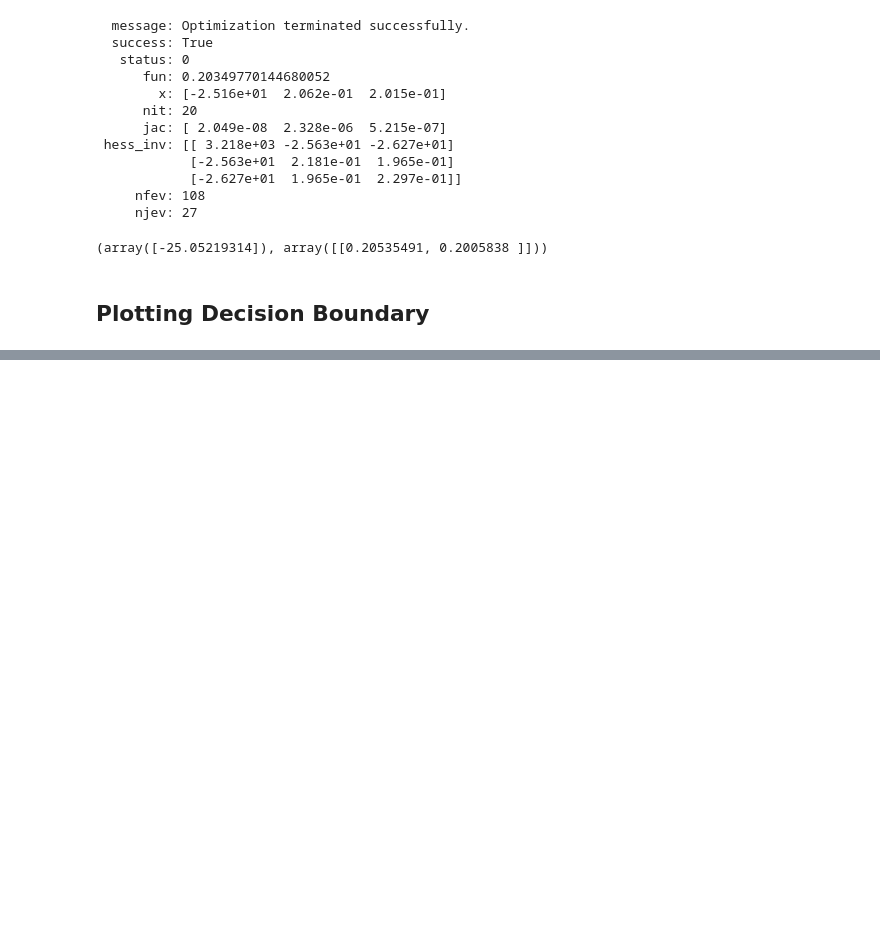
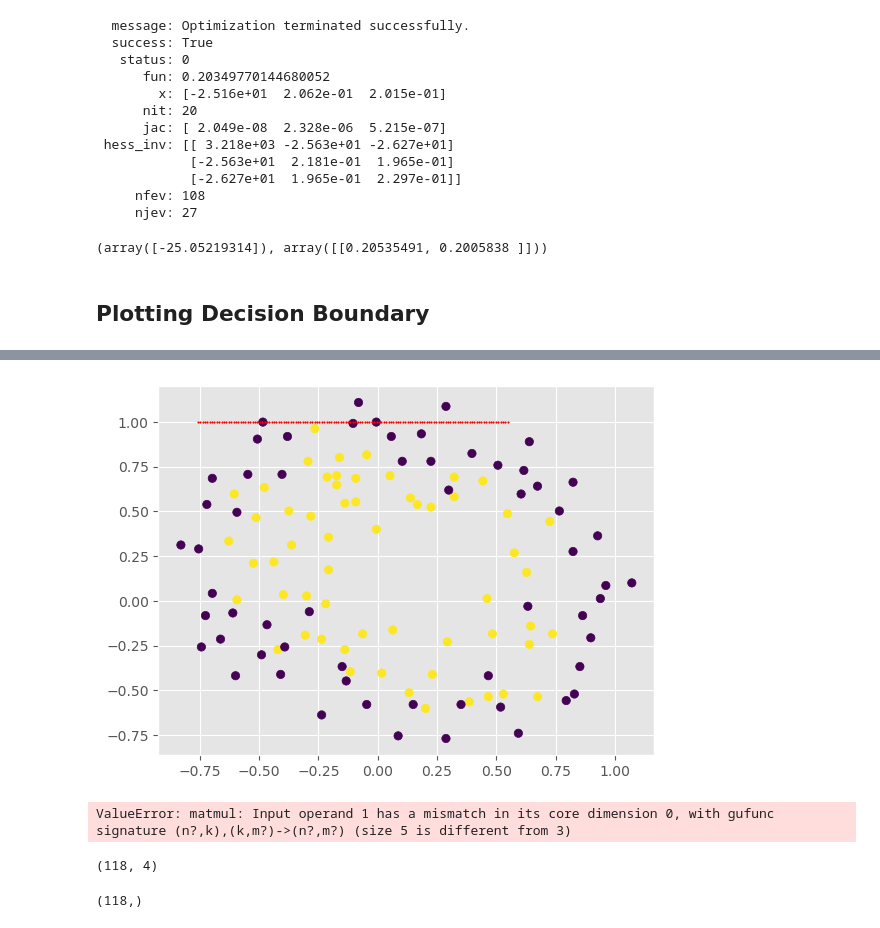
Before and after one commit to samisaf/Learning-AI, a Jupyter notebook: Coursera - Machine Learning/Logistic Regression.ipynb, the cells around one changed output, grey strips where cells are left out. Saved outputs shown, nothing was run; the diff lists cells and outputs as text; code cells hidden in the pictures; blank space fills up the shorter version.

```diff
--- a/Coursera - Machine Learning/Logistic Regression.ipynb
+++ b/Coursera - Machine Learning/Logistic Regression.ipynb
@@ -238,0 +264,5 @@ plotData(data1) # Plotting Data
+# %%
+X2 = np.array(data2[:, 0:-1])
+y2 = np.array(data2[:, -1]).flatten()
+print(X2[0:3])
+print(y2[0:3])
@@ -238,0 +289,4 @@ plotData(data1) # Plotting Data
+# %%
+fit_plot_boundary(X2, y2, xmin=-1.0, ymin=-1.0, xmax=1.0, ymax=1.0)
+# %% [output]
+[figure, added]
@@ -238,0 +296,12 @@ plotData(data1) # Plotting Data
+# %%
+fit_plot_boundary(X3, y3, xmin=-1.0, ymin=-1.0, xmax=1.0, ymax=1.0)
+# %% [output]
+ValueError: matmul: Input operand 1 has a mismatch in its core dimension 0, with gufunc signature (n?,k),(k,m?)->(n?,m?) (size 5 is different from 3)
+# %%
+X3.shape
+# %% [output]
+(118, 4)
+# %%
+y3.shape
+# %% [output]
+(118,)
```
Also changed, not shown: parts of 12 cells of this notebook.
